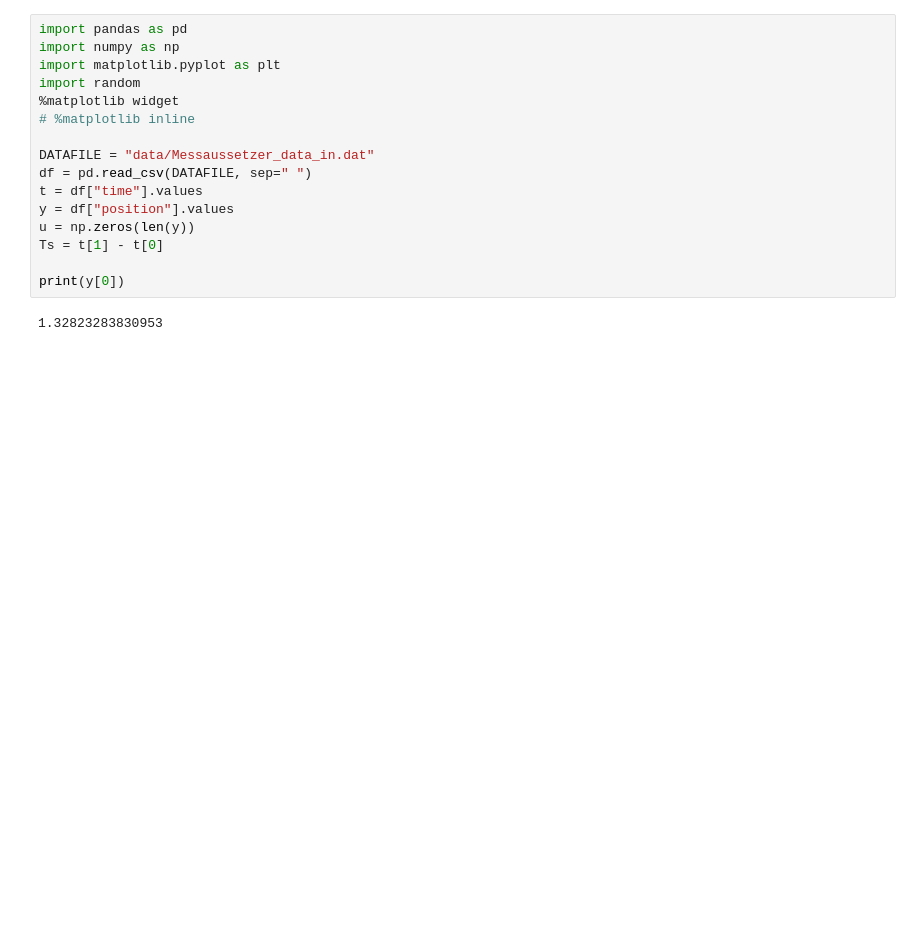
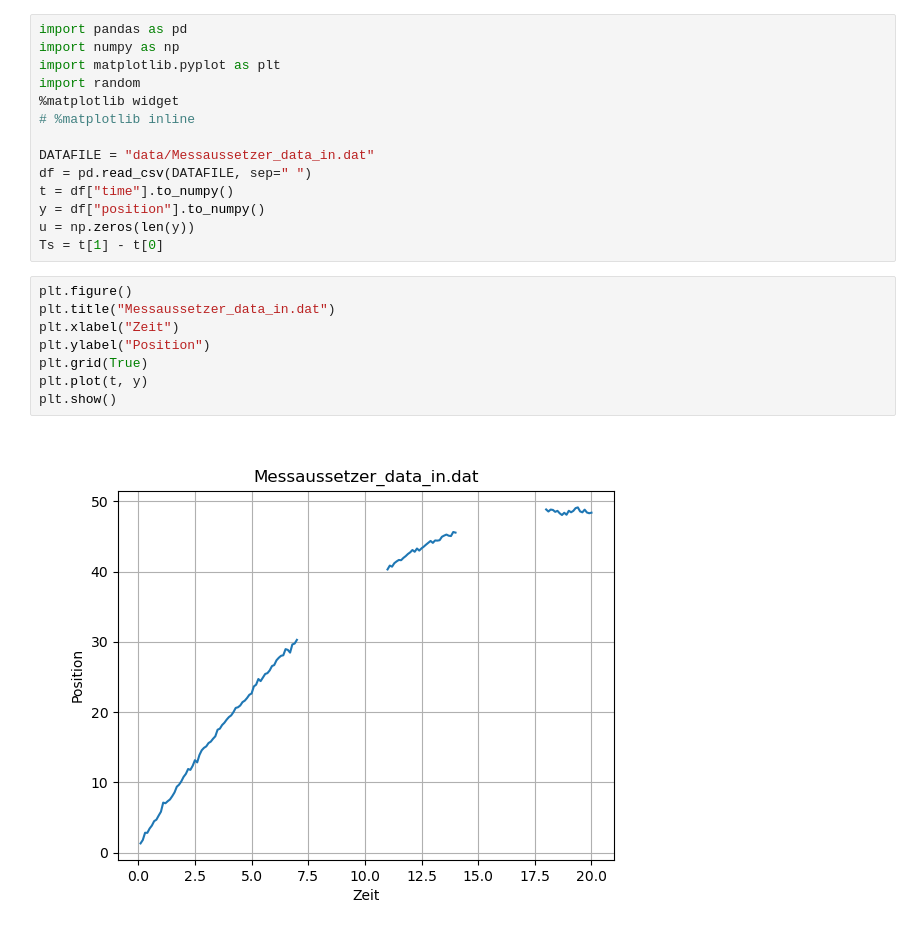
Before and after one commit to rumexcrisp/aim_datafusion, a Jupyter notebook: lab_2.ipynb, the cells around one changed output. Saved outputs shown, nothing was run; the diff lists cells and outputs as text; blank space fills up the shorter version.

```diff
--- a/lab_2.ipynb
+++ b/lab_2.ipynb
@@ -8,11 +8,17 @@ import random
 
 DATAFILE = "data/Messaussetzer_data_in.dat"
 df = pd.read_csv(DATAFILE, sep=" ")
-t = df["time"].values
-y = df["position"].values
+t = df["time"].to_numpy()
+y = df["position"].to_numpy()
 u = np.zeros(len(y))
 Ts = t[1] - t[0]
-
-print(y[0])
-# %% [output]
-1.32823283830953
+# %%
+plt.figure()
+plt.title("Messaussetzer_data_in.dat")
+plt.xlabel("Zeit")
+plt.ylabel("Position")
+plt.grid(True)
+plt.plot(t, y)
+plt.show()
+# %% [output]
+[figure, added]
```
Also changed, not shown: parts of 5 cells of this notebook.
